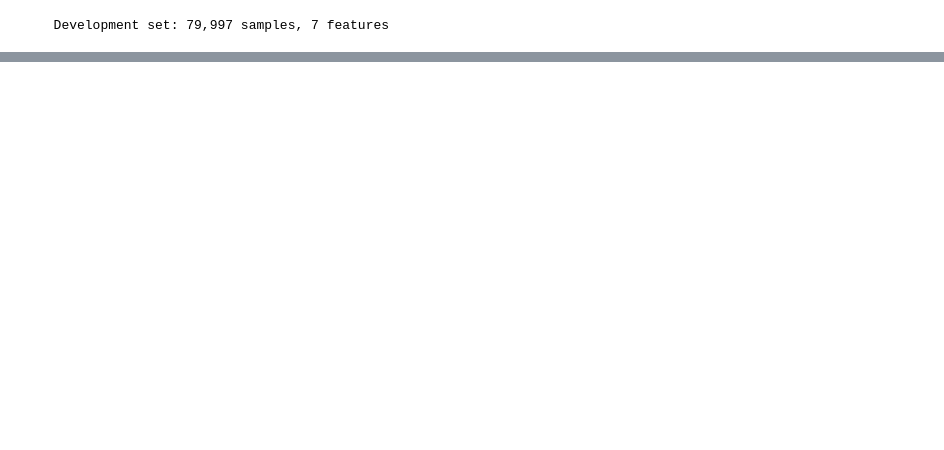
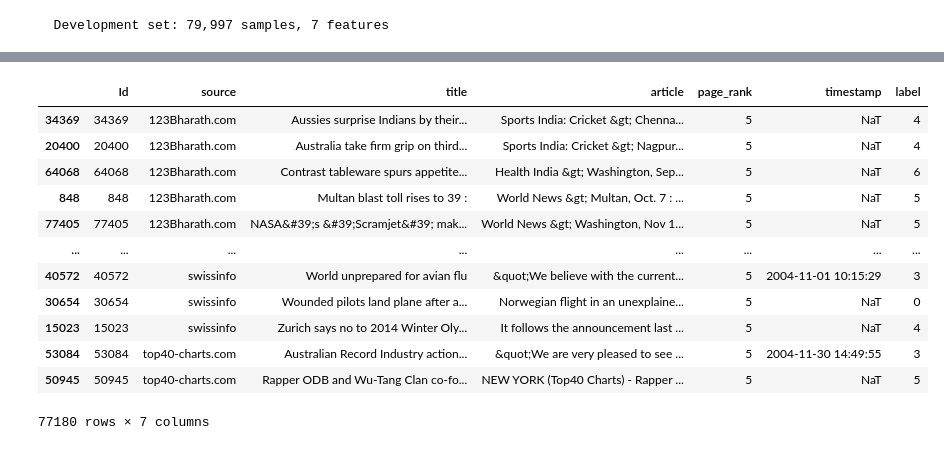
Before and after one commit to MottaDavide/news_classification, a Jupyter notebook: trial.ipynb, the cells around one changed output, grey strips where cells are left out. Saved outputs shown, nothing was run; the diff lists cells and outputs as text; code cells hidden in the pictures; blank space fills up the shorter version.

```diff
--- a/trial.ipynb
+++ b/trial.ipynb
@@ -20,3 +38,19 @@ dev_df = preprocess_data(dev_df)
+# %%
+dev_df
+# %% [output]
+|  | Id | source | title | article | page_rank | timestamp | label |
+| 34369 | 34369 | 123Bharath.com | Aussies surprise Indians by their... | Sports India: Cricket &gt; Chenna... | 5 | NaT | 4 |
+| 20400 | 20400 | 123Bharath.com | Australia take firm grip on third... | Sports India: Cricket &gt; Nagpur... | 5 | NaT | 4 |
+| 64068 | 64068 | 123Bharath.com | Contrast tableware spurs appetite... | Health India &gt; Washington, Sep... | 5 | NaT | 6 |
+| 848 | 848 | 123Bharath.com | Multan blast toll rises to 39 : | World News &gt; Multan, Oct. 7 : ... | 5 | NaT | 5 |
+| 77405 | 77405 | 123Bharath.com | NASA&#39;s &#39;Scramjet&#39; mak... | World News &gt; Washington, Nov 1... | 5 | NaT | 5 |
+| ... | ... | ... | ... | ... | ... | ... | ... |
+| 40572 | 40572 | swissinfo | World unprepared for avian flu | &quot;We believe with the current... | 5 | 2004-11-01 10:15:29 | 3 |
+| 30654 | 30654 | swissinfo | Wounded pilots land plane after a... | Norwegian flight in an unexplaine... | 5 | NaT | 0 |
+| 15023 | 15023 | swissinfo | Zurich says no to 2014 Winter Oly... | It follows the announcement last ... | 5 | NaT | 4 |
+| 53084 | 53084 | top40-charts.com | Australian Record Industry action... | &quot;We are very pleased to see ... | 5 | 2004-11-30 14:49:55 | 3 |
+| 50945 | 50945 | top40-charts.com | Rapper ODB and Wu-Tang Clan co-fo... | NEW YORK (Top40 Charts) - Rapper ... | 5 | NaT | 5 |
+77180 rows × 7 columns
 # %%
 dev_df = apply_domain_extraction(dev_df)
 dev_df = apply_title_extraction(dev_df)
```
Also changed, not shown: parts of 12 cells of this notebook, 4 other files.
